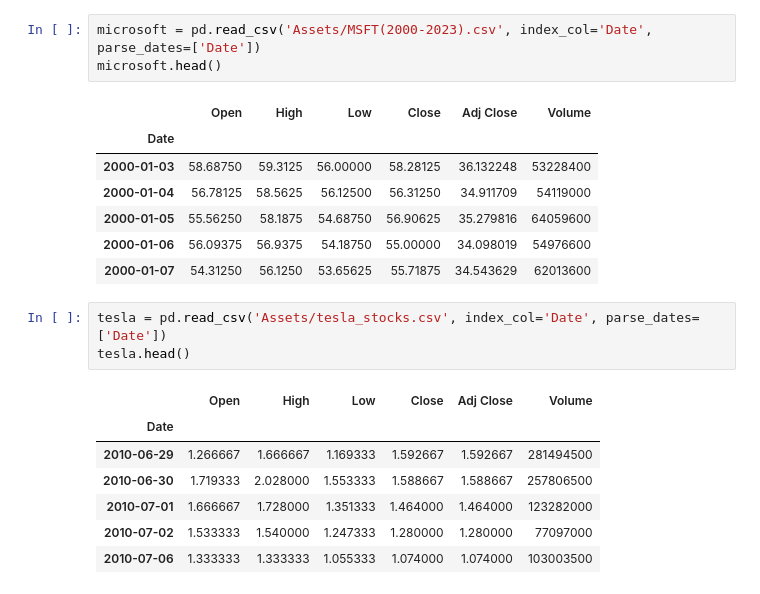
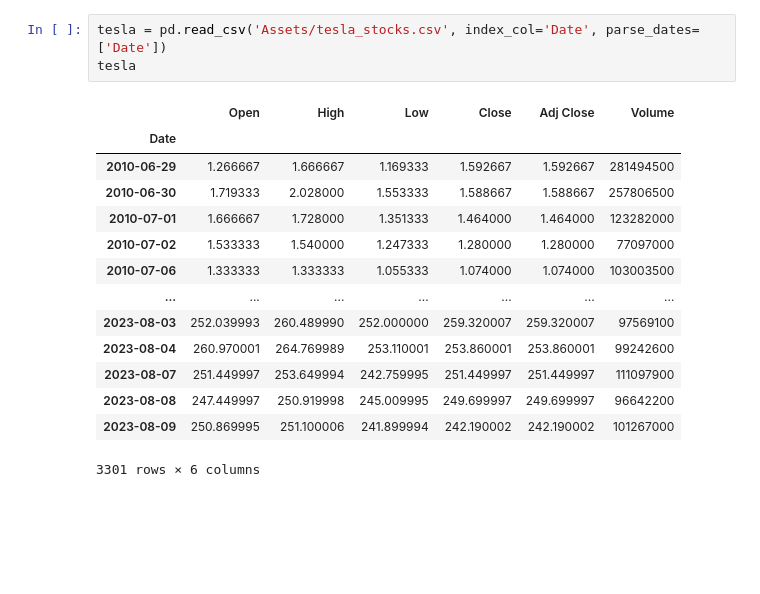
Before and after one commit to arnavktis/Stock-Market-Analysis-And-Forecasting, a Jupyter notebook: Main.ipynb, the cells around one changed output. Saved outputs shown, nothing was run; the diff lists cells and outputs as text; blank space fills up the shorter version.

```diff
--- a/Main.ipynb
+++ b/Main.ipynb
@@ -38,22 +106,18 @@ amazon.head()
 # %%
-microsoft = pd.read_csv('Assets/MSFT(2000-2023).csv', index_col='Date', parse_dates=['Date'])
-microsoft.head()
+tesla = pd.read_csv('Assets/tesla_stocks.csv', index_col='Date', parse_dates=['Date'])
+tesla
 # %% [output]
 |  | Open | High | Low | Close | Adj Close | Volume |
 | Date |  |  |  |  |  |  |
-| 2000-01-03 | 58.68750 | 59.3125 | 56.00000 | 58.28125 | 36.132248 | 53228400 |
-| 2000-01-04 | 56.78125 | 58.5625 | 56.12500 | 56.31250 | 34.911709 | 54119000 |
-| 2000-01-05 | 55.56250 | 58.1875 | 54.68750 | 56.90625 | 35.279816 | 64059600 |
-| 2000-01-06 | 56.09375 | 56.9375 | 54.18750 | 55.00000 | 34.098019 | 54976600 |
-| 2000-01-07 | 54.31250 | 56.1250 | 53.65625 | 55.71875 | 34.543629 | 62013600 |
+| 2010-06-29 | 1.266667 | 1.666667 | 1.169333 | 1.592667 | 1.592667 | 281494500 |
+| 2010-06-30 | 1.719333 | 2.028000 | 1.553333 | 1.588667 | 1.588667 | 257806500 |
+| 2010-07-01 | 1.666667 | 1.728000 | 1.351333 | 1.464000 | 1.464000 | 123282000 |
+| 2010-07-02 | 1.533333 | 1.540000 | 1.247333 | 1.280000 | 1.280000 | 77097000 |
+| 2010-07-06 | 1.333333 | 1.333333 | 1.055333 | 1.074000 | 1.074000 | 103003500 |
+| ... | ... | ... | ... | ... | ... | ... |
+| 2023-08-03 | 252.039993 | 260.489990 | 252.000000 | 259.320007 | 259.320007 | 97569100 |
+| 2023-08-04 | 260.970001 | 264.769989 | 253.110001 | 253.860001 | 253.860001 | 99242600 |
+| 2023-08-07 | 251.449997 | 253.649994 | 242.759995 | 251.449997 | 251.449997 | 111097900 |
+| 2023-08-08 | 247.449997 | 250.919998 | 245.009995 | 249.699997 | 249.699997 | 96642200 |
+| 2023-08-09 | 250.869995 | 251.100006 | 241.899994 | 242.190002 | 242.190002 | 101267000 |
+3301 rows × 6 columns
-# %%
-tesla = pd.read_csv('Assets/tesla_stocks.csv', index_col='Date', parse_dates=['Date'])
-tesla.head()
-# %% [output]
-|  | Open | High | Low | Close | Adj Close | Volume |
-| Date |  |  |  |  |  |  |
-| 2010-06-29 | 1.266667 | 1.666667 | 1.169333 | 1.592667 | 1.592667 | 281494500 |
-| 2010-06-30 | 1.719333 | 2.028000 | 1.553333 | 1.588667 | 1.588667 | 257806500 |
-| 2010-07-01 | 1.666667 | 1.728000 | 1.351333 | 1.464000 | 1.464000 | 123282000 |
-| 2010-07-02 | 1.533333 | 1.540000 | 1.247333 | 1.280000 | 1.280000 | 77097000 |
-| 2010-07-06 | 1.333333 | 1.333333 | 1.055333 | 1.074000 | 1.074000 | 103003500 |
```
Also changed, not shown: parts of 29 cells of this notebook.
